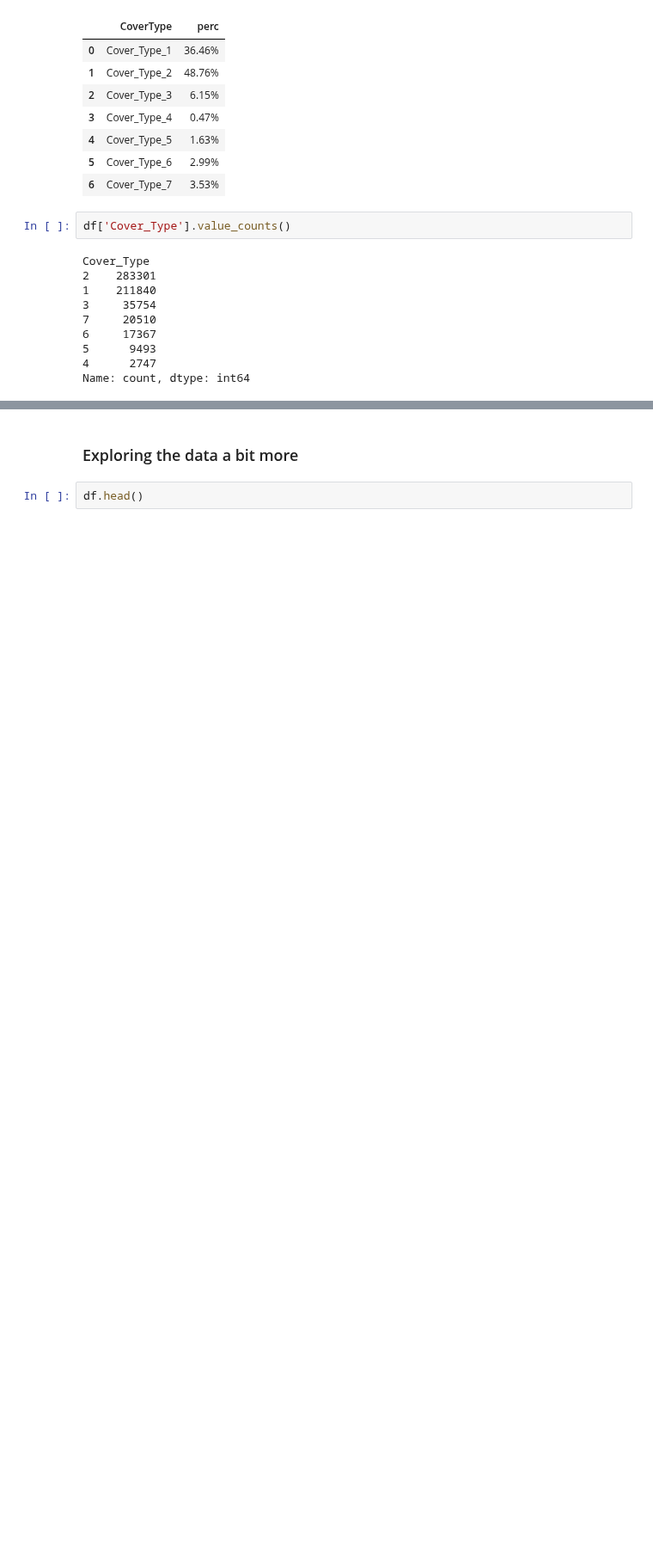
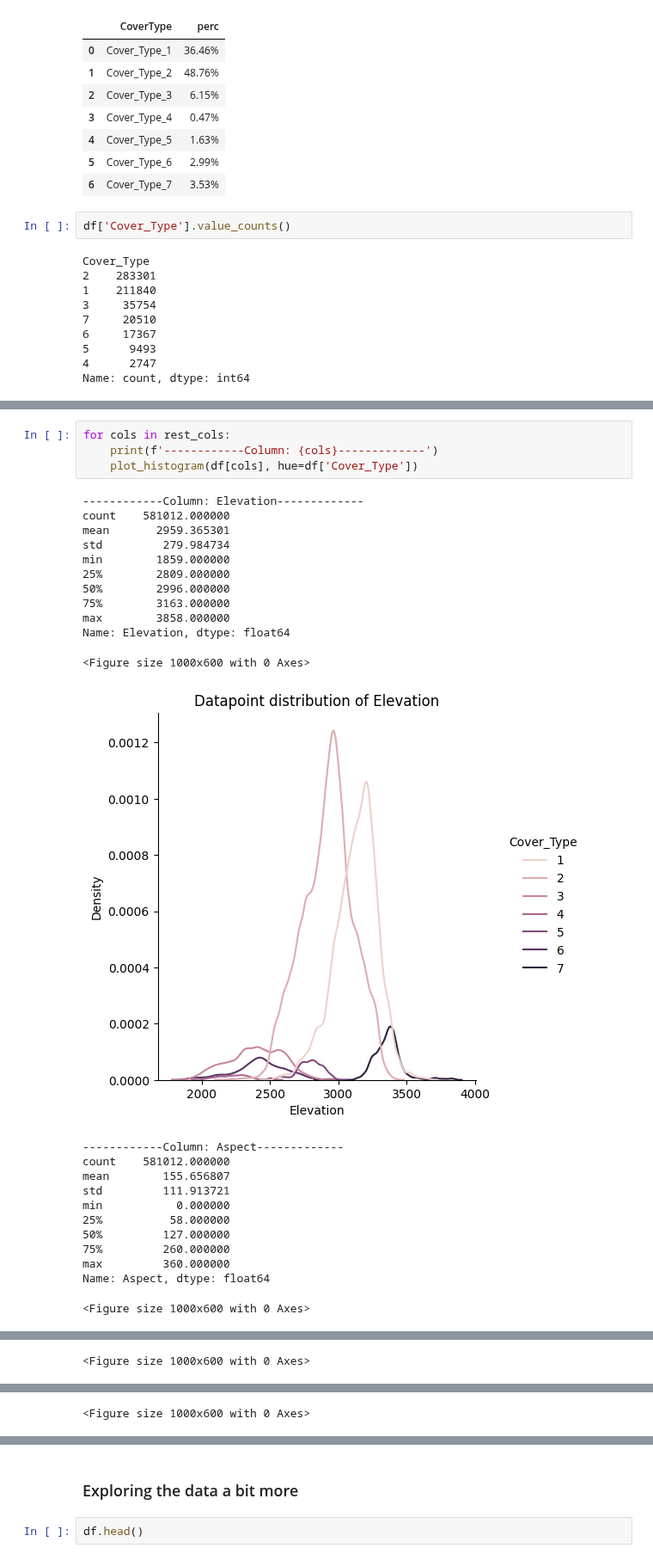
Before and after one commit to anidec25/Linear-Regression, a Jupyter notebook: CoverTypeClassification.ipynb, the cells around one changed output, grey strips where cells are left out. Shown at 86% size. Cells and saved outputs as stored; diff of their text form; blank space fills up the shorter version.

```diff
--- a/CoverTypeClassification.ipynb
+++ b/CoverTypeClassification.ipynb
@@ -299,0 +417,28 @@ Name: count, dtype: int64
+# %%
+for cols in rest_cols:
+    print(f'------------Column: {cols}-------------')
+    plot_histogram(df[cols], hue=df['Cover_Type'])
+# %% [output]
+------------Column: Elevation-------------
+count    581012.000000
+mean       2959.365301
+std         279.984734
+min        1859.000000
+25%        2809.000000
+50%        2996.000000
+75%        3163.000000
+max        3858.000000
+Name: Elevation, dtype: float64
+<Figure size 1000x600 with 0 Axes>
+[figure, added]
+------------Column: Aspect-------------
+count    581012.000000
+mean        155.656807
+std         111.913721
+min           0.000000
+25%          58.000000
+50%         127.000000
+75%         260.000000
+max         360.000000
+Name: Aspect, dtype: float64
+<Figure size 1000x600 with 0 Axes>
@@ -299,0 +456 @@ Name: count, dtype: int64
+<Figure size 1000x600 with 0 Axes>
@@ -299,0 +468 @@ Name: count, dtype: int64
+<Figure size 1000x600 with 0 Axes>
```
Also changed, not shown: parts of 44 cells of this notebook.
